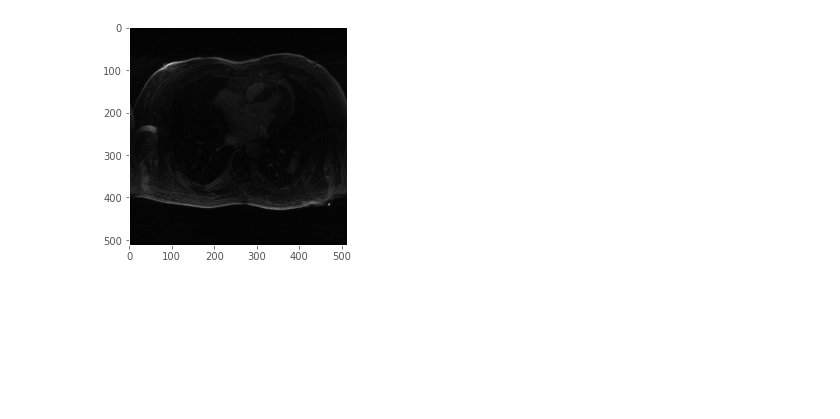
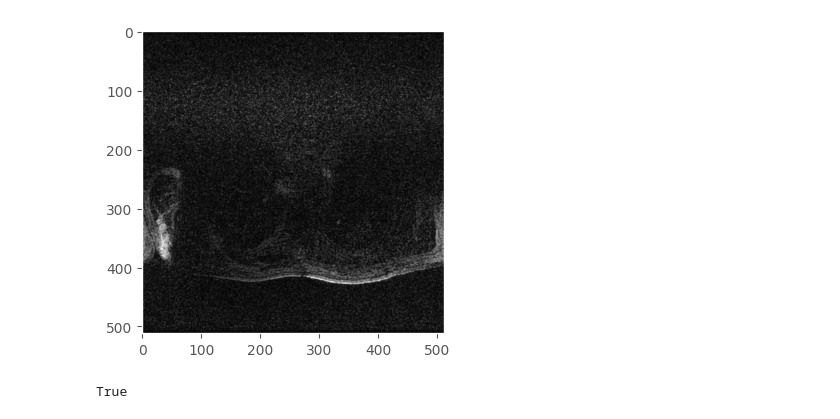
Before and after one commit to DavidLegarreSaavedra1/Deep-learning-methods-for-MRI-coil-channel-optimization, a Jupyter notebook: ROVir/test.ipynb, the cells around one changed output. Drawn from its saved outputs; the diff is of its cells as text; code cells hidden in the pictures; blank space fills up the shorter version.

```diff
--- a/ROVir/test.ipynb
+++ b/ROVir/test.ipynb
@@ -45,5 +46,13 @@ plt.show()
 # %%
-plt.imshow(combine_images(img_np))
+plt.imshow(img_np[:,:,4])
 plt.show()
 # %% [output]
-[figure, old version]
+[figure, new version]
+# %%
+output_img = cv.normalize(
+    img_np[:, :, 4], None,
+    0, 255, cv.NORM_MINMAX
+)
+cv.imwrite("coil1.png", output_img)
+# %% [output]
+True
```
Also changed, not shown: parts of 2 cells of this notebook, 1 other file.
